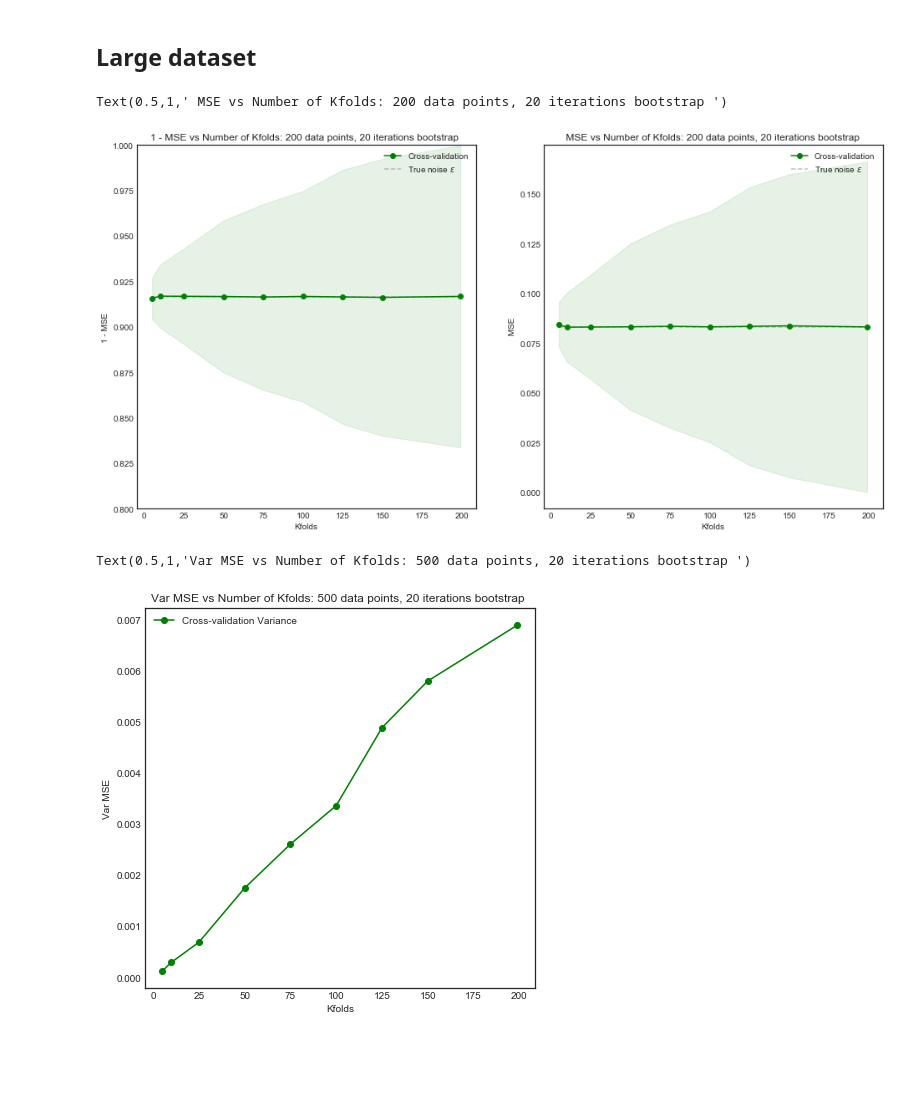
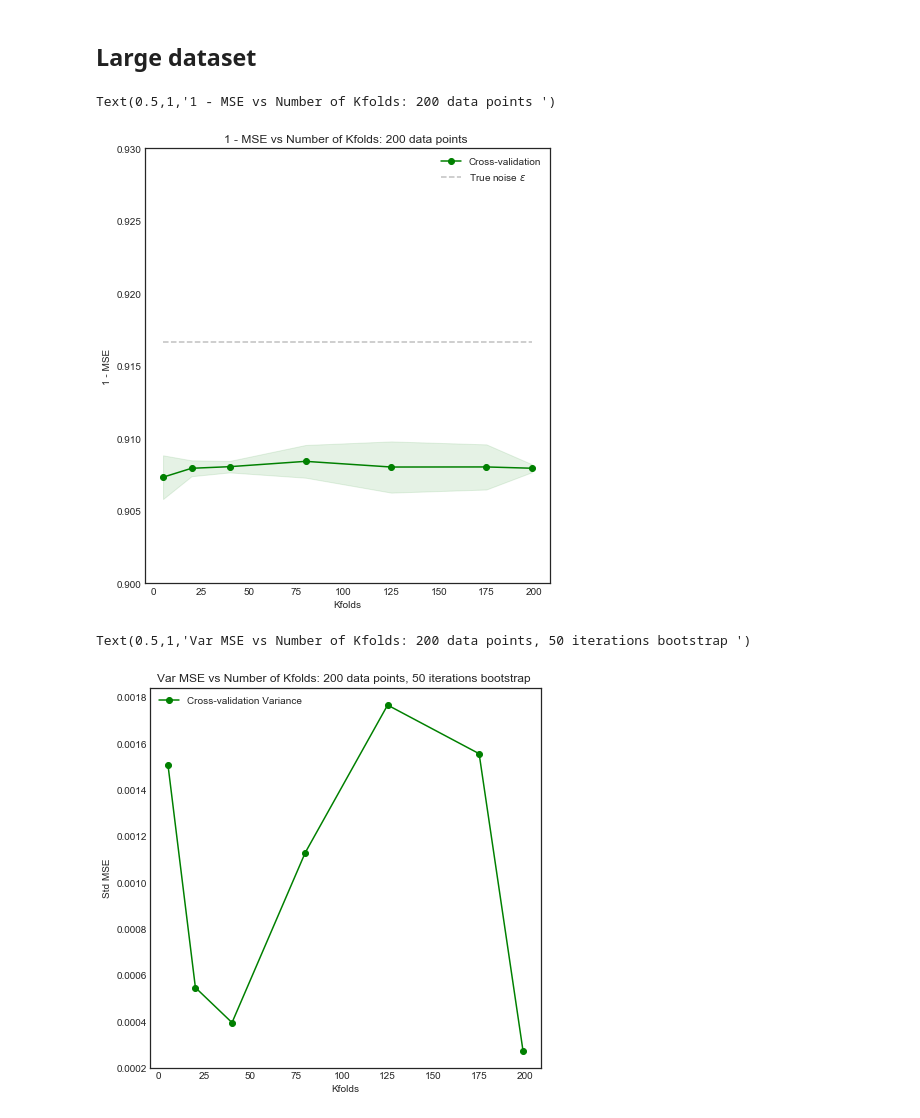
Before and after one commit to xavierbourretsicotte/Data-Portfolio, a Jupyter notebook: Cross_Validation.ipynb, the cells around one changed output. Drawn from its saved outputs; the diff is of its cells as text; code cells hidden in the pictures; blank space fills up the shorter version.

```diff
--- a/Cross_Validation.ipynb
+++ b/Cross_Validation.ipynb
@@ -168,16 +131,6 @@ plt.show()
 # %% [markdown]
 ### Learning curve
 # %%
-#Initializing noisy non linear data
-np.random.seed(0)
-n = 10000
-x = np.linspace(0,1,n)
-x_plot = np.linspace(0,1,10*n)
-noise = np.random.uniform(-.5,.5, size = n)
-y = np.sin(x * 1 * np.pi  - .5)
-Y = (y + noise).reshape(-1,1)
-X = x.reshape(-1,1)
-
 #Utility variables
 CV_Mean_MSE, CV_Std_MSE = [],[]
 train_sizes=np.array([5,10,15,20,25,30,35,40,50,60,70,80,90,100])
@@ -195,8 +148,8 @@ for s in range(len(train_sizes)):
         #print("TRAIN:", train_index, "TEST:", test_index)
         X_train, X_test, y_train, y_test = X[train_index],X[test_index],Y[train_index], Y[test_index]
 
-        pipeline = Pipeline([('polynomialfeatures', PolynomialFeatures(degree=6, include_bias=True, interaction_only=False)),
-         ('linearregression', LinearRegression(copy_X=True, fit_intercept=True, n_jobs=1, normalize=False))])
+        pipeline = Pipeline([('polynomialfeatures', PolynomialFeatures(degree=4, include_bias=True, interaction_only=False)),
+         ('linearregression', LinearRegression(copy_X=True, fit_intercept=True, n_jobs=1, normalize=True))])
         pipeline.fit(X_train,y_train)
 
         #Inner loop results
@@ -621,48 +527,35 @@ CV_Std_MSE_large  = np.asarray(CV_Std_MSE_large)
 # %%
 #Plotting result - LHS
 fig = plt.figure(figsize=(16,8))
 fig.add_subplot(1, 2, 1)
+k_folds_range = np.array([5,20,40,80,125,175,199])
+plt.fill_between(k_folds_range, 1 - (CV_Mean_MSE_larger - CV_Std_MSE_larger),
+                 1 - (CV_Mean_MSE_larger + CV_Std_MSE_larger), alpha=0.1, color="g")
 
-k_folds_range = np.array([5,10,25,50,75,100,125,150,199])
-plt.fill_between(k_folds_range, 1 - (CV_Mean_MSE_large - CV_Std_MSE_large),
-                 1 - (CV_Mean_MSE_large + CV_Std_MSE_large), alpha=0.1, color="g")
-
-plt.plot(k_folds_range, 1 - CV_Mean_MSE_large, 'o-', color="g",
+plt.plot(k_folds_range, 1 - CV_Mean_MSE_larger, 'o-', color="g",
          label="Cross-validation")
 
 plt.hlines(1 - 1/12 , min(k_folds_range),max(k_folds_range), linestyle = '--', color = 'gray', alpha = .5, label = 'True noise $\epsilon$')
 plt.legend(loc="best")
-plt.ylim(0.8,1)
+plt.ylim(0.9,.93)
 plt.ylabel('1 - MSE')
 plt.xlabel('Kfolds')
-plt.title('1 - MSE vs Number of Kfolds: 200 data points, 20 iterations bootstrap ')
-
-#RHS plot
-fig.add_subplot(1, 2, 2)
-plt.fill_between(k_folds_range,  (CV_Mean_MSE_large - CV_Std_MSE_large),
-                 (CV_Mean_MSE_large + CV_Std_MSE_large), alpha=0.1, color="g")
-
-plt.plot(k_folds_range,  CV_Mean_MSE_large, 'o-', color="g",
-         label="Cross-validation")
-
-plt.hlines( 1/12 , min(k_folds_range),max(k_folds_range), linestyle = '--', color = 'gray', alpha = .5, label = 'True noise $\epsilon$')
-plt.legend(loc="best")
-#plt.ylim()
-plt.ylabel(' MSE')
-plt.xlabel('Kfolds')
-plt.title(' MSE vs Number of Kfolds: 200 data points, 20 iterations bootstrap ')
+plt.title('1 - MSE vs Number of Kfolds: 200 data points ')
 # %% [output]
-Text(0.5,1,' MSE vs Number of Kfolds: 200 data points, 20 iterations bootstrap ')
+Text(0.5,1,'1 - MSE vs Number of Kfolds: 200 data points ')
-[figure, old version]
+[figure, new version]
 # %%
 plt.figure(figsize = (7,7))
-plt.plot(k_folds_range, CV_Std_MSE_large**2, 'o-', color="g",
+
+plt.plot(k_folds_range, CV_Std_MSE_larger, 'o-', color="g",
          label="Cross-validation Variance")
 
+#plt.hlines(1 - 1/12 , min(split_range),max(split_range), linestyle = '--', color = 'gray', alpha = .5, label = 'True noise $\epsilon$')
 plt.legend(loc="best")
-plt.ylabel('Var MSE')
+#plt.ylim(0.8,1)
+plt.ylabel('Std MSE')
 plt.xlabel('Kfolds')
-plt.title('Var MSE vs Number of Kfolds: 500 data points, 20 iterations bootstrap ')
+plt.title('Var MSE vs Number of Kfolds: 200 data points, 50 iterations bootstrap ')
 # %% [output]
-Text(0.5,1,'Var MSE vs Number of Kfolds: 500 data points, 20 iterations bootstrap ')
+Text(0.5,1,'Var MSE vs Number of Kfolds: 200 data points, 50 iterations bootstrap ')
-[figure, old version]
+[figure, new version]
```
Also changed, not shown: parts of 23 cells of this notebook.
